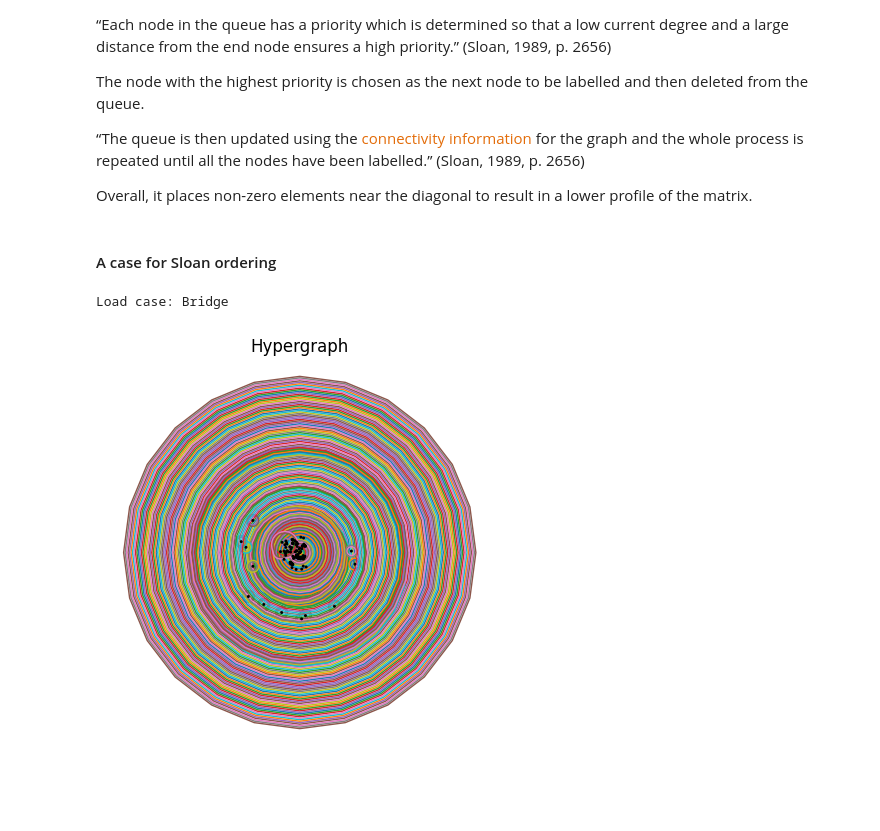
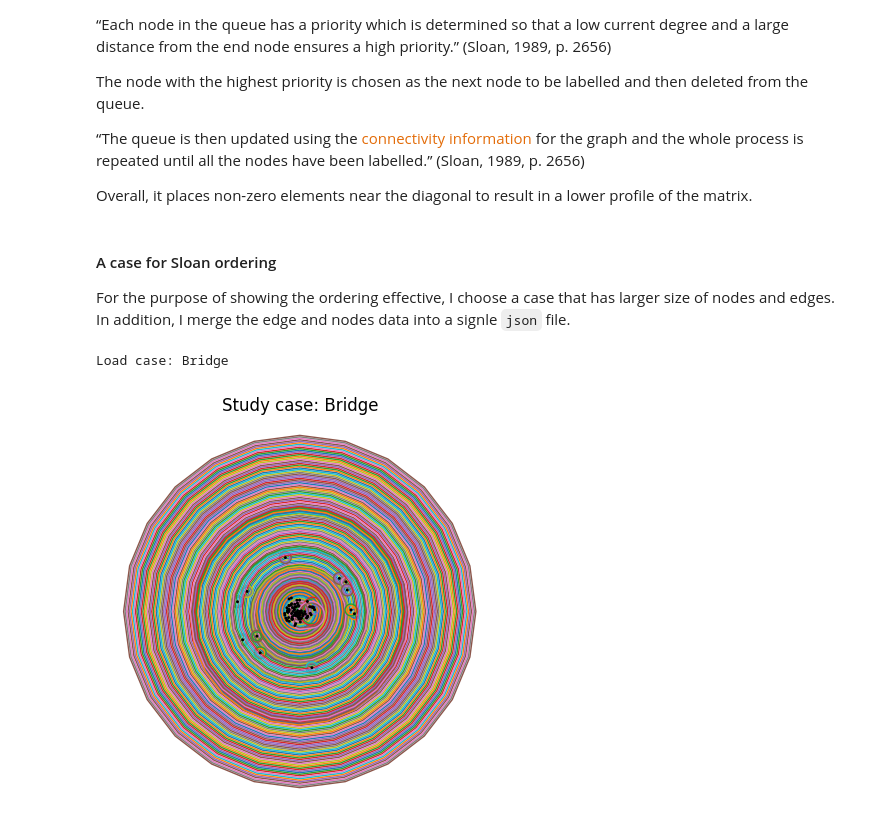
Before and after one commit to Lynch1206/Variable-Reorder4SupervisoryControl, a Jupyter notebook: Transitional_relationships.ipynb, the cells around one changed output. Drawn from its saved outputs; the diff is of its cells as text; code cells hidden in the pictures; blank space fills up the shorter version.

```diff
--- a/Transitional_relationships.ipynb
+++ b/Transitional_relationships.ipynb
@@ -143,34 +145,36 @@ The node with the highest priority is chosen as the next node to be labelled and
 “The queue is then updated using the <font color="#e36c09">connectivity information</font> for the graph and the whole process is repeated until all the nodes have been labelled.” (Sloan, 1989, p. 2656)
 
 Overall, it places non-zero elements near the diagonal to result in a lower profile of the matrix.
-# %% [markdown]
-#### A case for Sloan ordering
+# %% [markdown]
+#### A case for Sloan ordering
+For the purpose of showing the ordering effective, I choose a case that has larger size of nodes and edges. <br/>
+In addition, I merge the edge and nodes data into a signle `json` file.
 # %%
 from Utility.Hyper_read import *
 from Utility.Hypergraph_matrix import Hyper_matrix
 from Utility.Clustering import *
 from Utility.sloan import *
 file_read = r'./data/'
 files = os.listdir(file_read)
 data = [file for file in files if file.endswith('data.json')]
 file_dir_ = os.path.join(file_read, data[0])
 
 Graph = Hyper_Read(file_dir_).df_2_Hypergraph() # whole graph
 Title = Read_graph(file_dir_).return_graph_title()
 print(f"Load case: {Title}")
 
 nodes = Hyper_Read(file_dir_).js2df()[0]
 edges = Hyper_Read(file_dir_).js2df()[1]
 # make the edges into the graph
 Graph = {}
 for key in edges:
     Graph[key] = edges[key]['nodes']
 H = hnx.Hypergraph(Graph)
 Graph = H
 # %matplotlib qt
 fig, ax = plt.subplots(1, 1, figsize=(5, 5))
-ax.set_title('Hypergraph')
+ax.set_title(f'Study case: {Title}')
 hnx.draw(Graph, ax=ax, with_edge_counts=False, with_node_counts=False, with_node_labels=False, with_edge_labels=False)
 # %% [output]
 Load case: Bridge
-[figure, old version]
+[figure, new version]
```
Also changed, not shown: parts of 10 cells of this notebook, 1 other file.
